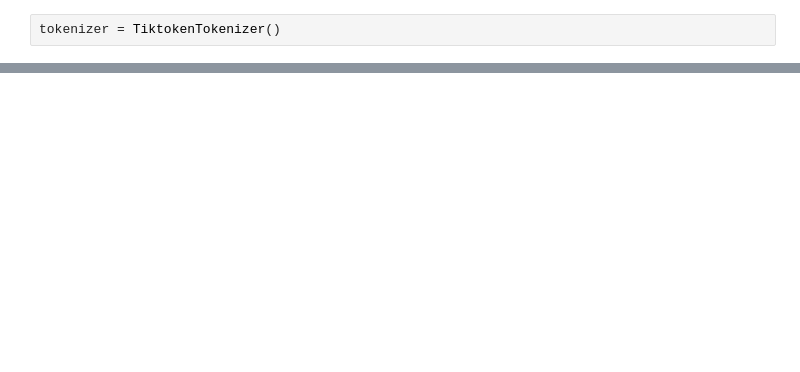
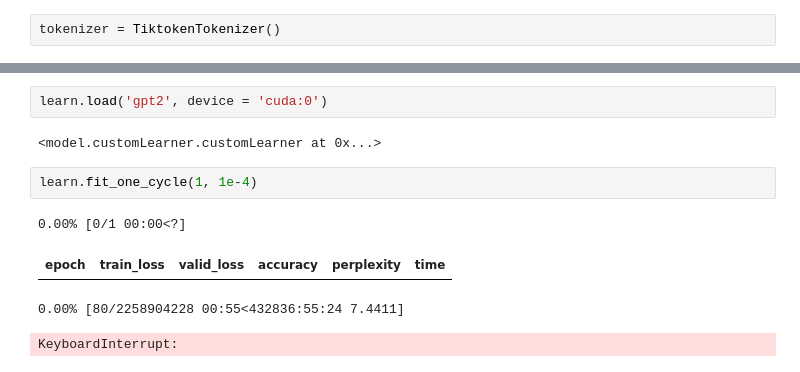
Before and after one commit to PalaashAgrawal/allmond, a Jupyter notebook: train.ipynb, the cells around one changed output, grey strips where cells are left out. Cells and saved outputs as stored; diff of their text form; blank space fills up the shorter version.

```diff
--- a/train.ipynb
+++ b/train.ipynb
@@ -48,0 +62,11 @@ learn = Learner(dls,
+# %%
+learn.load('gpt2', device = 'cuda:0')
+# %% [output]
+<model.customLearner.customLearner at 0x...>
+# %%
+learn.fit_one_cycle(1, 1e-4)
+# %% [output]
+0.00% [0/1 00:00<?]
+| epoch | train_loss | valid_loss | accuracy | perplexity | time |
+0.00% [80/2258904228 00:55<432836:55:24 7.4411]
+KeyboardInterrupt:
```
Also changed, not shown: parts of 5 cells of this notebook, 3 other files.
